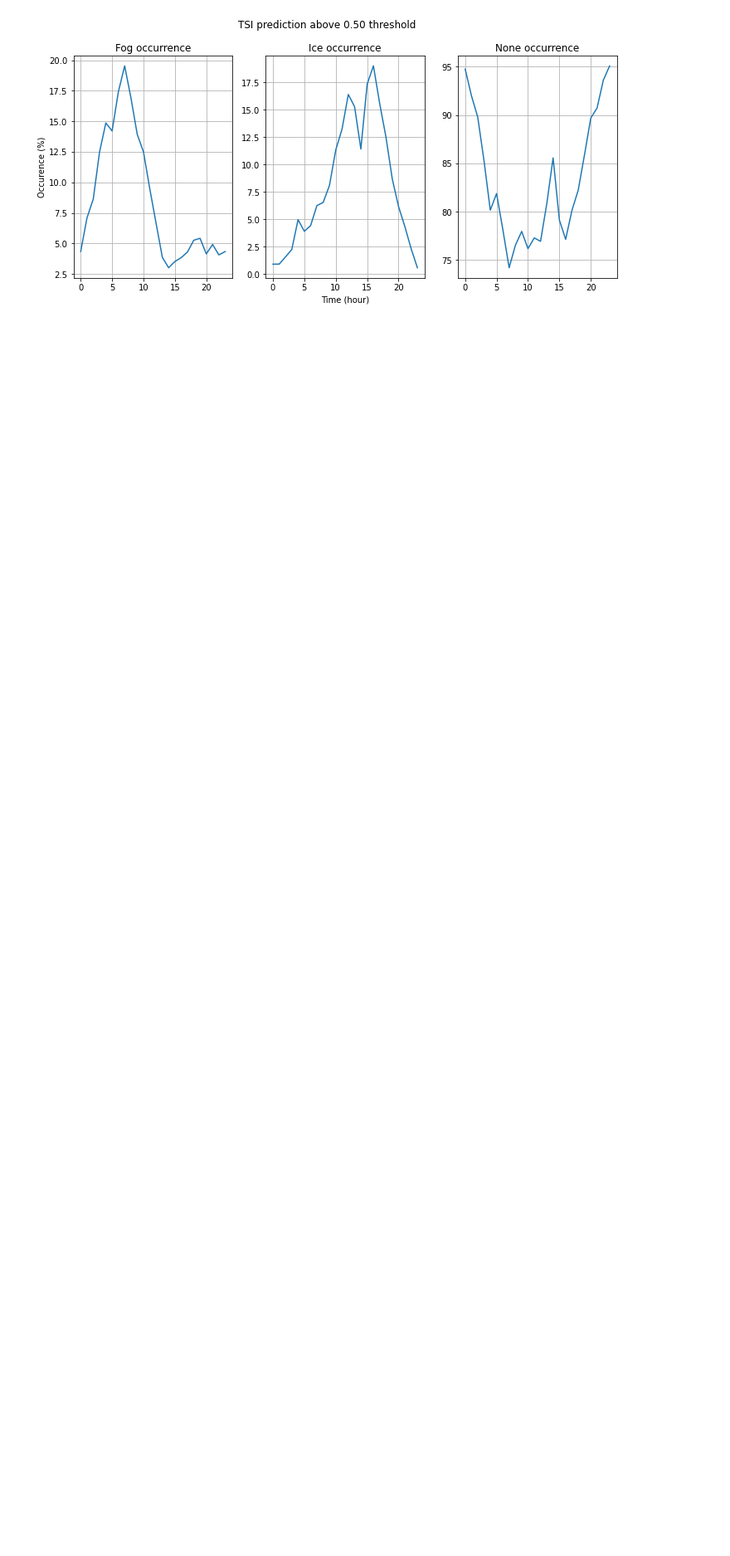
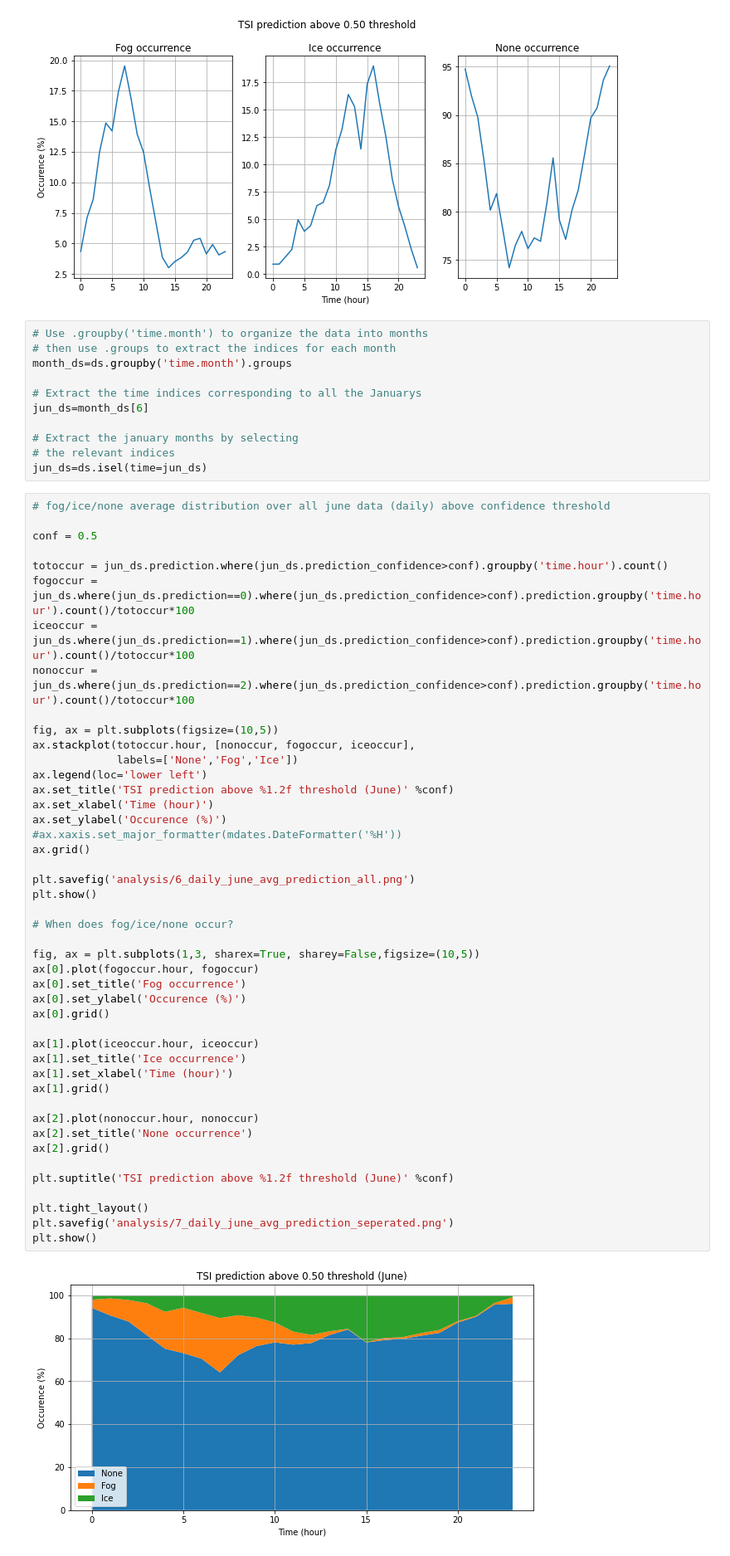
Before and after one commit to torbsorensen/TSI_classifier, a Jupyter notebook: CSV_to_xarray_and_plot.ipynb, the cells around one changed output. Shown at 83% size. Cells and saved outputs as stored; diff of their text form; blank space fills up the shorter version.

```diff
--- a/CSV_to_xarray_and_plot.ipynb
+++ b/CSV_to_xarray_and_plot.ipynb
@@ -159,3 +159,61 @@ plt.show()
 # %% [output]
 [figure]
 [figure]
+# %%
+# Use .groupby('time.month') to organize the data into months
+# then use .groups to extract the indices for each month
+month_ds=ds.groupby('time.month').groups
+
+# Extract the time indices corresponding to all the Januarys
+jun_ds=month_ds[6]
+
+# Extract the january months by selecting
+# the relevant indices
+jun_ds=ds.isel(time=jun_ds)
+# %%
+# fog/ice/none average distribution over all june data (daily) above confidence threshold
+
+conf = 0.5
+
+totoccur = jun_ds.prediction.where(jun_ds.prediction_confidence>conf).groupby('time.hour').count()
+fogoccur = jun_ds.where(jun_ds.prediction==0).where(jun_ds.prediction_confidence>conf).prediction.groupby('time.hour').count()/totoccur*100
+iceoccur = jun_ds.where(jun_ds.prediction==1).where(jun_ds.prediction_confidence>conf).prediction.groupby('time.hour').count()/totoccur*100
+nonoccur = jun_ds.where(jun_ds.prediction==2).where(jun_ds.prediction_confidence>conf).prediction.groupby('time.hour').count()/totoccur*100
+
+fig, ax = plt.subplots(figsize=(10,5))
+ax.stackplot(totoccur.hour, [nonoccur, fogoccur, iceoccur],
+             labels=['None','Fog','Ice'])
+ax.legend(loc='lower left')
+ax.set_title('TSI prediction above %1.2f threshold (June)' %conf)
+ax.set_xlabel('Time (hour)')
+ax.set_ylabel('Occurence (%)')
+#ax.xaxis.set_major_formatter(mdates.DateFormatter('%H'))
+ax.grid()
+
+plt.savefig('analysis/6_daily_june_avg_prediction_all.png')
+plt.show()
+
+# When does fog/ice/none occur?
+
+fig, ax = plt.subplots(1,3, sharex=True, sharey=False,figsize=(10,5))
+ax[0].plot(fogoccur.hour, fogoccur)
+ax[0].set_title('Fog occurrence')
+ax[0].set_ylabel('Occurence (%)')
+ax[0].grid()
+
+ax[1].plot(iceoccur.hour, iceoccur)
+ax[1].set_title('Ice occurrence')
+ax[1].set_xlabel('Time (hour)')
+ax[1].grid()
+
+ax[2].plot(nonoccur.hour, nonoccur)
+ax[2].set_title('None occurrence')
+ax[2].grid()
+
+plt.suptitle('TSI prediction above %1.2f threshold (June)' %conf)
+
+plt.tight_layout()
+plt.savefig('analysis/7_daily_june_avg_prediction_seperated.png')
+plt.show()
+# %% [output]
+[figure, added]
```
Also changed, not shown: parts of 11 cells of this notebook, 3 other files.
